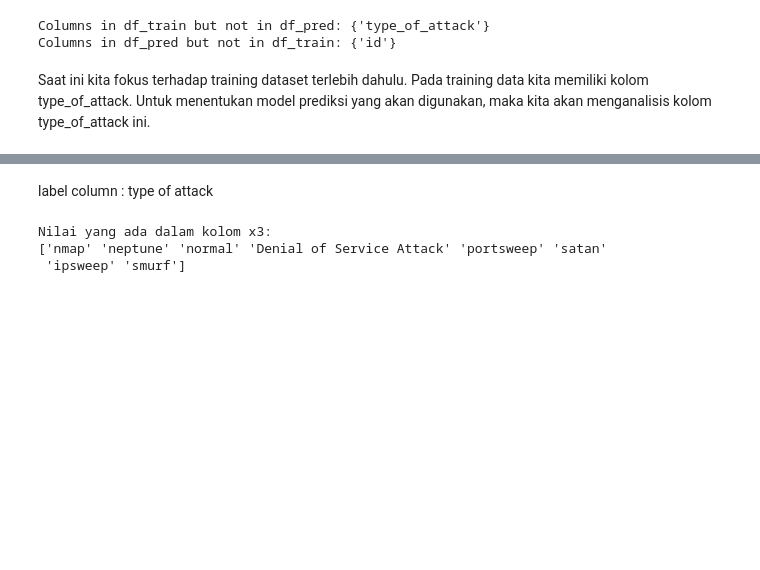
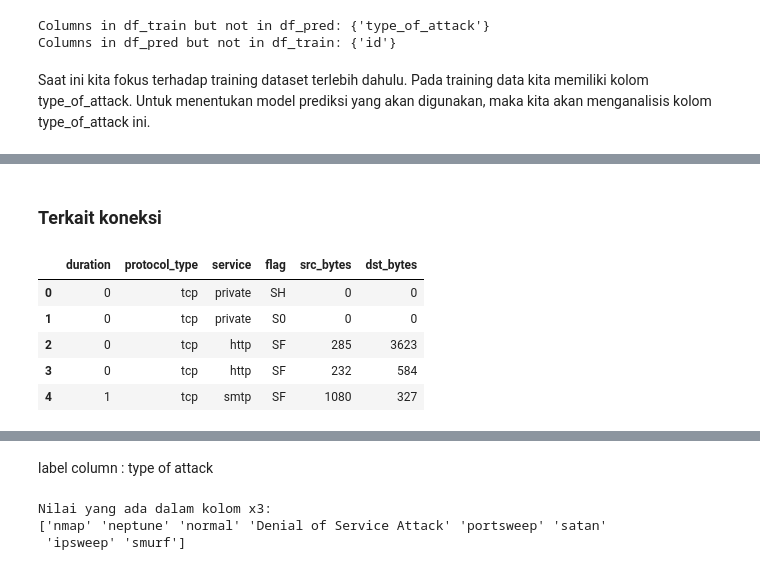
Before and after one commit to euclideands/DAC-2023, a Jupyter notebook: DAC_2023_Development_2.0.ipynb, the cells around one changed output, grey strips where cells are left out. Drawn from its saved outputs; the diff is of its cells as text; code cells hidden in the pictures; blank space fills up the shorter version.

```diff
--- a/DAC_2023_Development_2.0.ipynb
+++ b/DAC_2023_Development_2.0.ipynb
@@ -57,0 +157,12 @@ Saat ini kita fokus terhadap training dataset terlebih dahulu. Pada training dat
+# %% [markdown]
+### Terkait koneksi
+# %%
+c_conection = df_t[['duration', 'protocol_type', 'service', 'flag', 'src_bytes', 'dst_bytes']]
+c_conection.head()
+# %% [output]
+|  | duration | protocol_type | service | flag | src_bytes | dst_bytes |
+| 0 | 0 | tcp | private | SH | 0 | 0 |
+| 1 | 0 | tcp | private | S0 | 0 | 0 |
+| 2 | 0 | tcp | http | SF | 285 | 3623 |
+| 3 | 0 | tcp | http | SF | 232 | 584 |
+| 4 | 1 | tcp | smtp | SF | 1080 | 327 |
```
Also changed, not shown: parts of 23 cells of this notebook.
